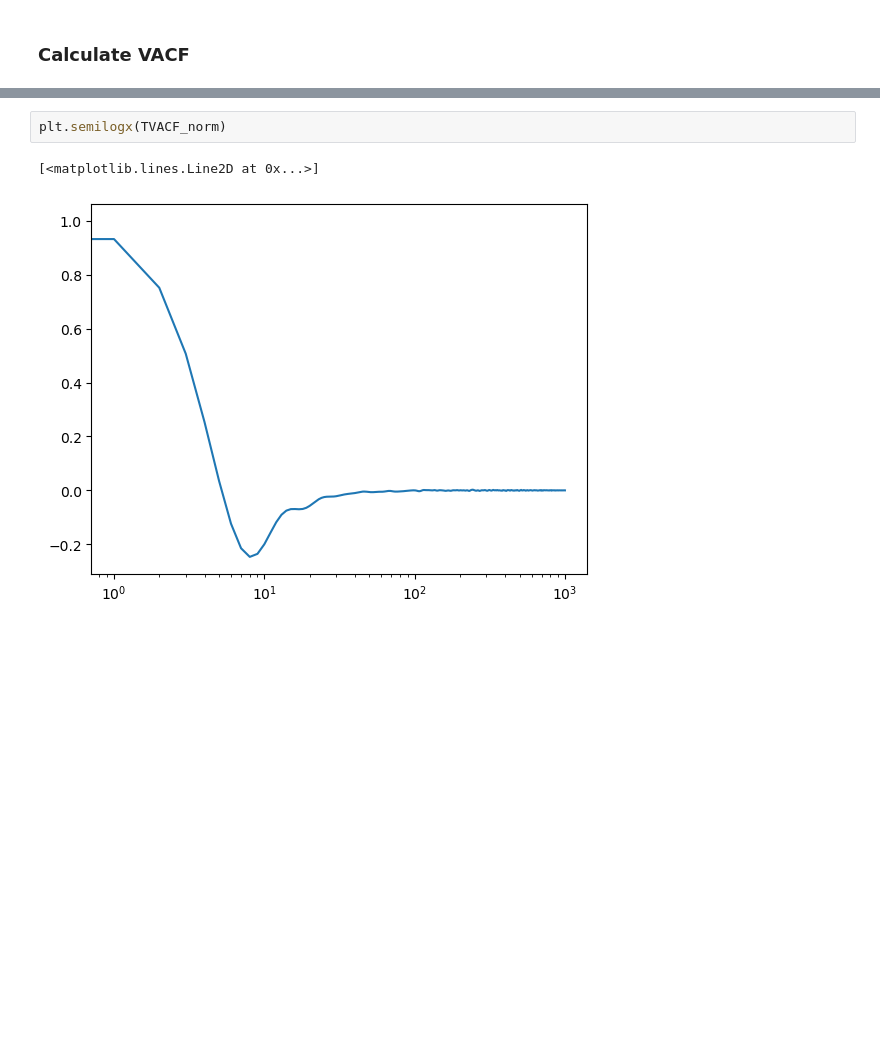
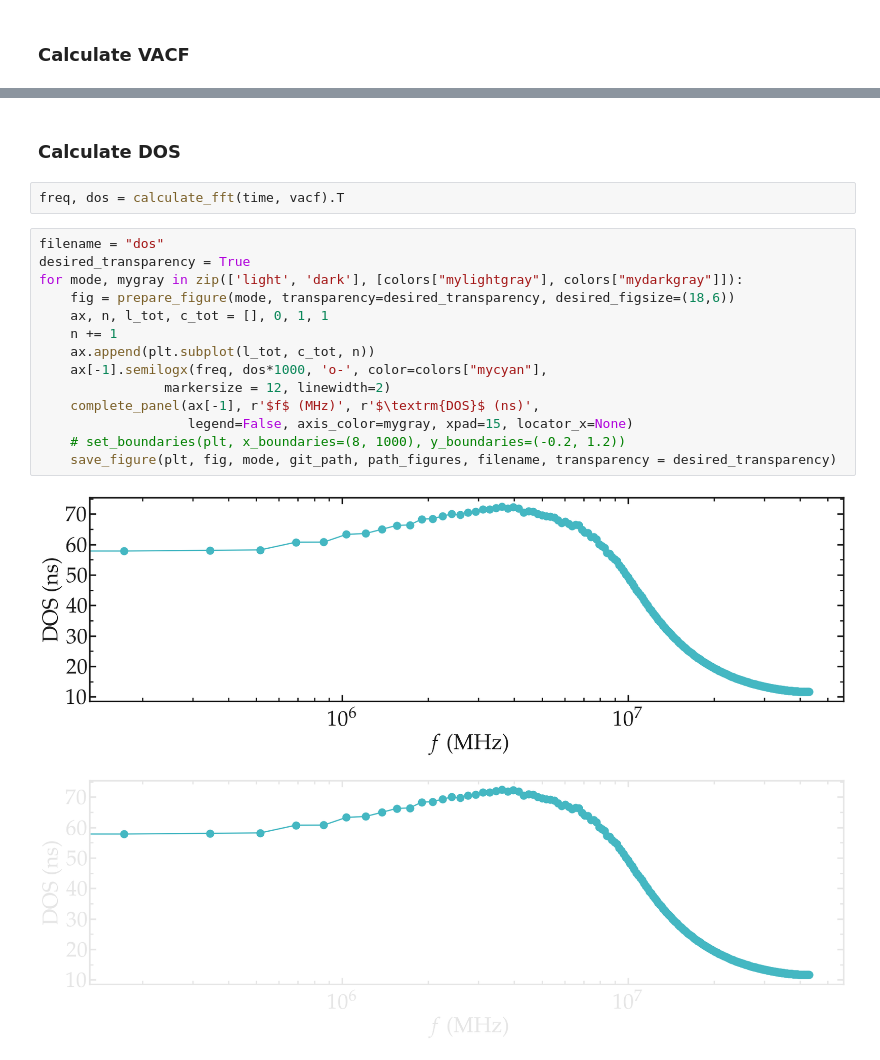
Before and after one commit to simongravelle/DOS-VACF-LAMMPS, a Jupyter notebook: calculateDOS.ipynb, the cells around one changed output, grey strips where cells are left out. Saved outputs shown, nothing was run; the diff lists cells and outputs as text; blank space fills up the shorter version.

```diff
--- a/calculateDOS.ipynb
+++ b/calculateDOS.ipynb
@@ -116,5 +78,21 @@ plt.show()
-# %%
-plt.semilogx(TVACF_norm)
-# %% [output]
-[<matplotlib.lines.Line2D at 0x...>]
-[figure, removed]
+# %% [markdown]
+### Calculate DOS
+# %%
+freq, dos = calculate_fft(time, vacf).T
+# %%
+filename = "dos"
+desired_transparency = True
+for mode, mygray in zip(['light', 'dark'], [colors["mylightgray"], colors["mydarkgray"]]):
+    fig = prepare_figure(mode, transparency=desired_transparency, desired_figsize=(18,6))
+    ax, n, l_tot, c_tot = [], 0, 1, 1
+    n += 1
+    ax.append(plt.subplot(l_tot, c_tot, n))
+    ax[-1].semilogx(freq, dos*1000, 'o-', color=colors["mycyan"],
+                markersize = 12, linewidth=2)
+    complete_panel(ax[-1], r'$f$ (MHz)', r'$\textrm{DOS}$ (ns)',
+                   legend=False, axis_color=mygray, xpad=15, locator_x=None)
+    # set_boundaries(plt, x_boundaries=(8, 1000), y_boundaries=(-0.2, 1.2))
+    save_figure(plt, fig, mode, git_path, path_figures, filename, transparency = desired_transparency)
+# %% [output]
+[figure, added]
+[figure, added]
```
Also changed, not shown: parts of 6 cells of this notebook, 6 other files.
